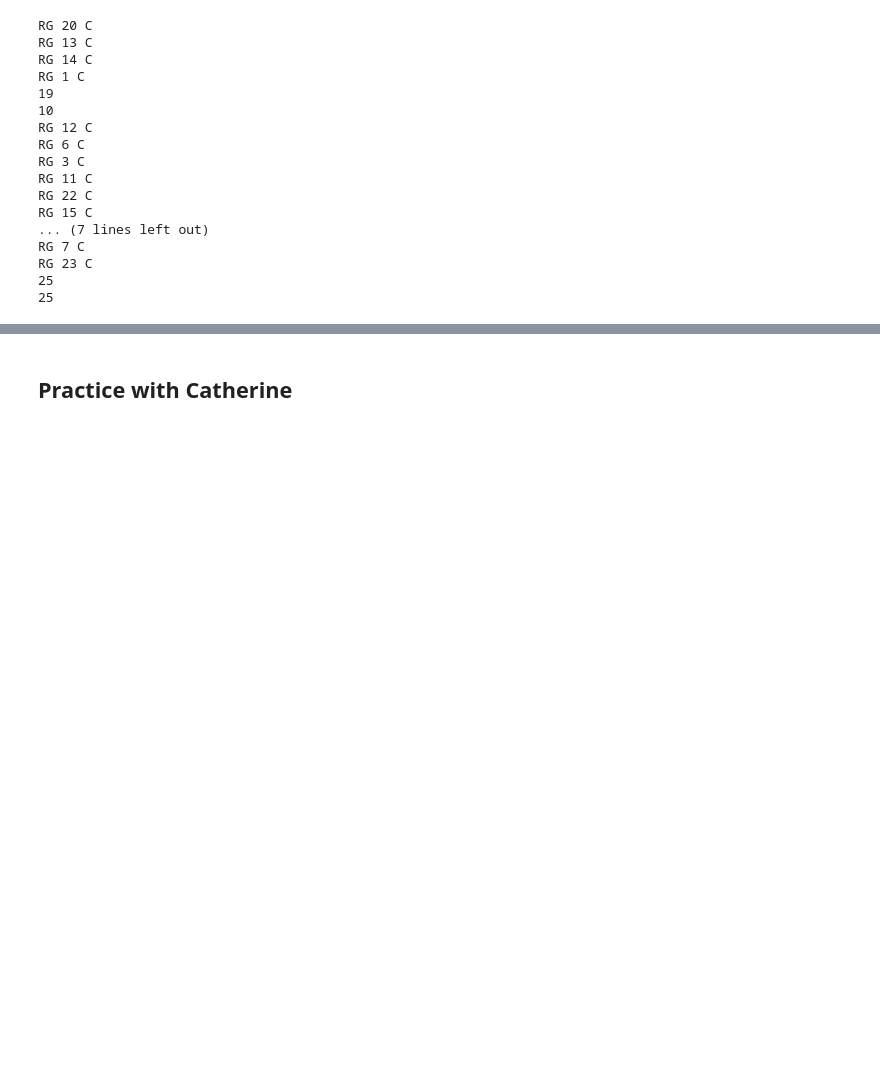
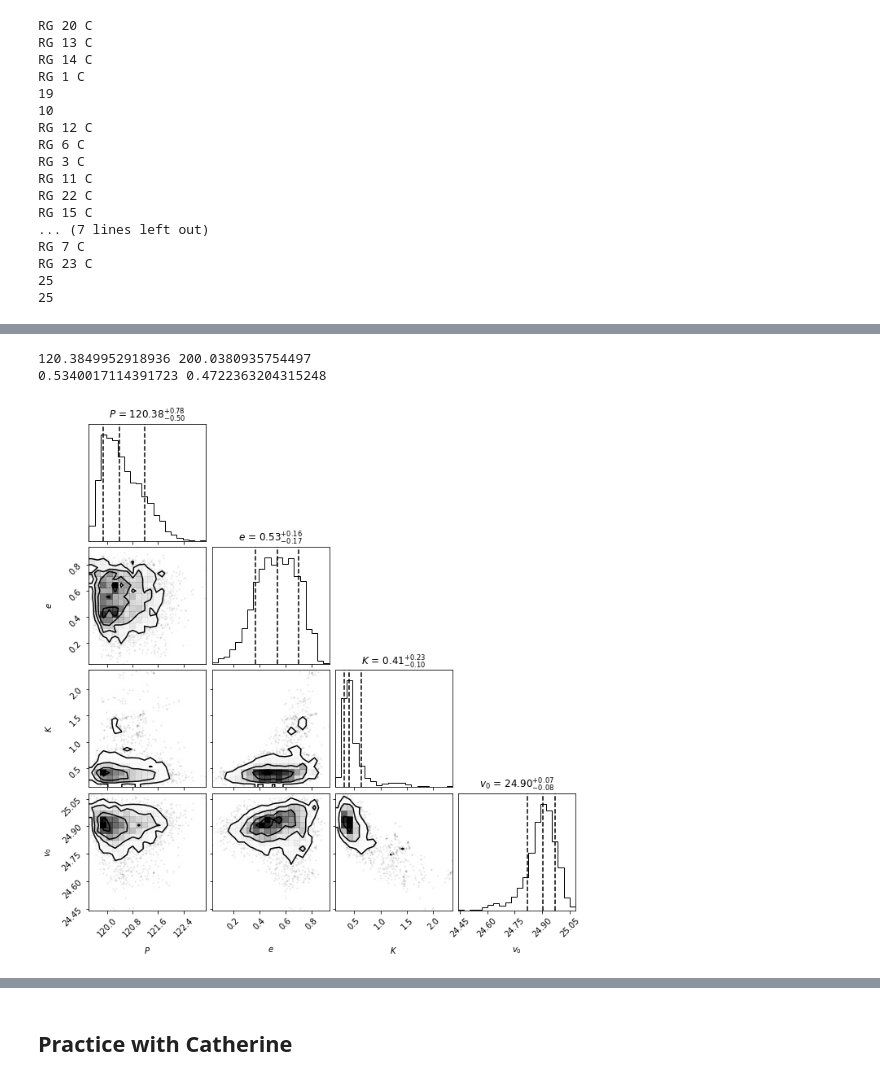
Before and after one commit to MaryumSayeed/ESPRESSO, a Jupyter notebook: scripts/normalizing.ipynb, the cells around one changed output, grey strips where cells are left out. Cells and saved outputs as stored; diff of their text form; code cells hidden in the pictures; blank space fills up the shorter version.

```diff
--- a/scripts/normalizing.ipynb
+++ b/scripts/normalizing.ipynb
@@ -232,18 +229,59 @@ import corner
 # %%
 import pickle
-version = 3
+version = 1
+RG = 23 #112, run again
+
 program = 113
-fname = '../mcmc/%s_%s_mcmc_%s.pickle'%(program,16,version)
+RG = 1
+version = 1
+# program = 113
+# RG = 5
+# version  = 2
+
+fname = '../mcmc/%s_%s_mcmc_%s.pickle'%(program,RG,version)
 
 with open(fname, 'rb') as handle:
     mcmc_samples = pickle.load(handle)
-fname2 = '../mcmc/%s_%s_trace_%s.pickle'%(program,16,version)
+fname2 = '../mcmc/%s_%s_trace_%s.pickle'%(program,RG,version)
 with open(fname2, 'rb') as handle:
     trace = pickle.load(handle)
+fname3   = '../mcmc/%s_%s_joker_%s.hdf5'%(program,RG,version)
 
 Ps = mcmc_samples['P'].value
 es = mcmc_samples['e'].value
 Ks = mcmc_samples['K'].value
-print(np.percentile(Ps, 50))
-print(np.percentile(es, 50))
+try:
+    print(np.percentile(Ps, 50),table4[(table4.program==program) & (table4.RG_id==RG)]['P50'].values[0])
+    print(np.percentile(es, 50),table4[(table4.program==program) & (table4.RG_id==RG)]['e50'].values[0])
+except Exception as e:
+    print(e)
+colnames = ['P','e','K','v0']
+summary = az.summary(trace, colnames)
+rhat = summary['r_hat'].to_list()
+
+fig = corner.corner(mcmc_samples.tbl.to_pandas()[colnames],
+                    labels=[
+                        r"$P$", r"$e$", r"$K$",r"$v_0$"],
+                    quantiles=[0.16, 0.5, 0.84],
+                    show_titles=True,
+                    title_kwargs={"fontsize": 12}
+                   )
+# dft = table4[(table4.program==program) & (table4.RG_id==RG)]
+# joker_samples = tj.JokerSamples.read(fname3)
+# time, rv, rv_err = clean_up(dft)
+# plt.figure(figsize=(5,4))
+# ax=plt.subplot(111)
+# data = Table()
+# data['bjd']     = time
+# data['rv']      = rv
+# data['rv_err']  = rv_err
+# data["rv"].unit = u.km / u.s
+# data["rv_err"].unit = u.km / u.s
+
+# data = tj.RVData(
+#     t=Time(data["bjd"], format="jd", scale="tcb"),
+#     rv=u.Quantity(data["rv"]),
+#     rv_err=u.Quantity(data["rv_err"]))
+
+# _ = tj.plot_rv_curves(joker_samples, data=data, ax=ax)
 # %% [output]
@@ -251,0 +289,3 @@ print(np.percentile(es, 50))
+120.3849952918936 200.0380935754497
+0.5340017114391723 0.4722363204315248
+[figure, added]
```
Also changed, not shown: parts of 15 cells of this notebook, 2 other files.
